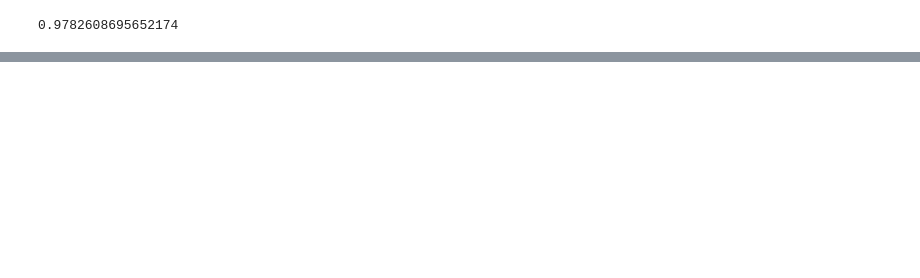
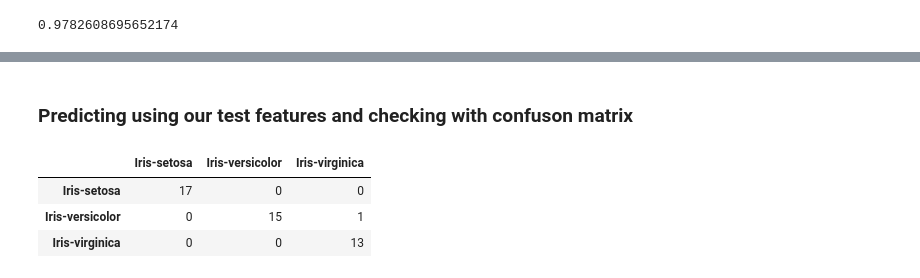
Before and after one commit to GloriaiXIII/IronGloriai, a Jupyter notebook: ironhack_week4/w4_labs/w4d2optional_lab_iris/bonus_lab_iris.ipynb, the cells around one changed output, grey strips where cells are left out. Saved outputs shown, nothing was run; the diff lists cells and outputs as text; code cells hidden in the pictures; blank space fills up the shorter version.

```diff
--- a/ironhack_week4/w4_labs/w4d2optional_lab_iris/bonus_lab_iris.ipynb
+++ b/ironhack_week4/w4_labs/w4d2optional_lab_iris/bonus_lab_iris.ipynb
@@ -250,0 +284,15 @@ accuracy_score(y_test,y_pred)
+# %% [markdown]
+### Predicting using our test features and checking with confuson matrix
+# %%
+y_pred = lr.predict(X_test)
+# %%
+cnfmat = confusion_matrix(y_test, y_pred)
+# %%
+# setting up a dataframe
+df_cm = pd.DataFrame(cnfmat, columns=np.unique(y_test),index=np.unique(y_test))
+df_cm
+# %% [output]
+|  | Iris-setosa | Iris-versicolor | Iris-virginica |
+| Iris-setosa | 17 | 0 | 0 |
+| Iris-versicolor | 0 | 15 | 1 |
+| Iris-virginica | 0 | 0 | 13 |
```
Also changed, not shown: parts of 13 cells of this notebook.
